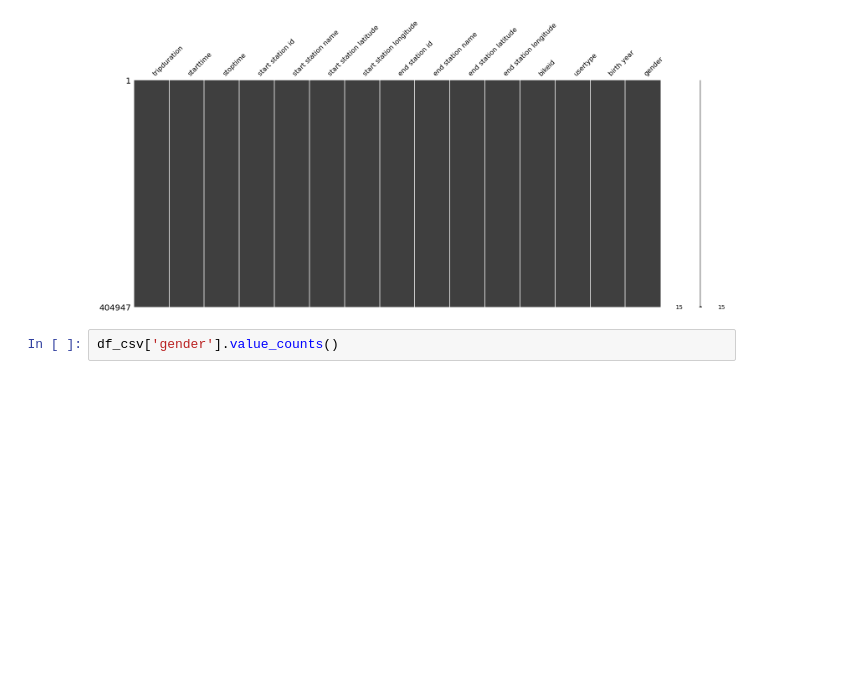
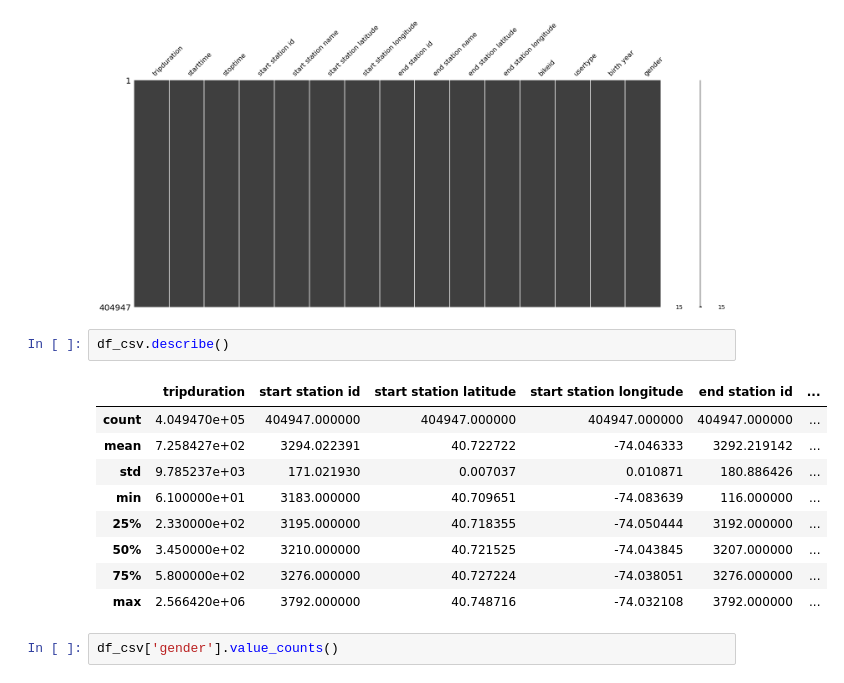
Before and after one commit to Andresmup/Data_Wrangling_CityBike_Dataset, a Jupyter notebook: Data_Wrangling/Data_Wrangling.ipynb, the cells around one changed output. Drawn from its saved outputs; the diff is of its cells as text; blank space fills up the shorter version.

Commit message:
Añadiendo .describe() para obtener mas informacion de las columnas

```diff
--- a/Data_Wrangling/Data_Wrangling.ipynb
+++ b/Data_Wrangling/Data_Wrangling.ipynb
@@ -60,6 +60,18 @@ msno.matrix(df_csv)
 # %% [output]
 <AxesSubplot:>
 [figure]
+# %%
+df_csv.describe()
+# %% [output]
+|  | tripduration | start station id | start station latitude | start station longitude | end station id | ... |
+| count | 4.049470e+05 | 404947.000000 | 404947.000000 | 404947.000000 | 404947.000000 | ... |
+| mean | 7.258427e+02 | 3294.022391 | 40.722722 | -74.046333 | 3292.219142 | ... |
+| std | 9.785237e+03 | 171.021930 | 0.007037 | 0.010871 | 180.886426 | ... |
+| min | 6.100000e+01 | 3183.000000 | 40.709651 | -74.083639 | 116.000000 | ... |
+| 25% | 2.330000e+02 | 3195.000000 | 40.718355 | -74.050444 | 3192.000000 | ... |
+| 50% | 3.450000e+02 | 3210.000000 | 40.721525 | -74.043845 | 3207.000000 | ... |
+| 75% | 5.800000e+02 | 3276.000000 | 40.727224 | -74.038051 | 3276.000000 | ... |
+| max | 2.566420e+06 | 3792.000000 | 40.748716 | -74.032108 | 3792.000000 | ... |
 # %%
 df_csv['gender'].value_counts()
 # %% [output]
```
